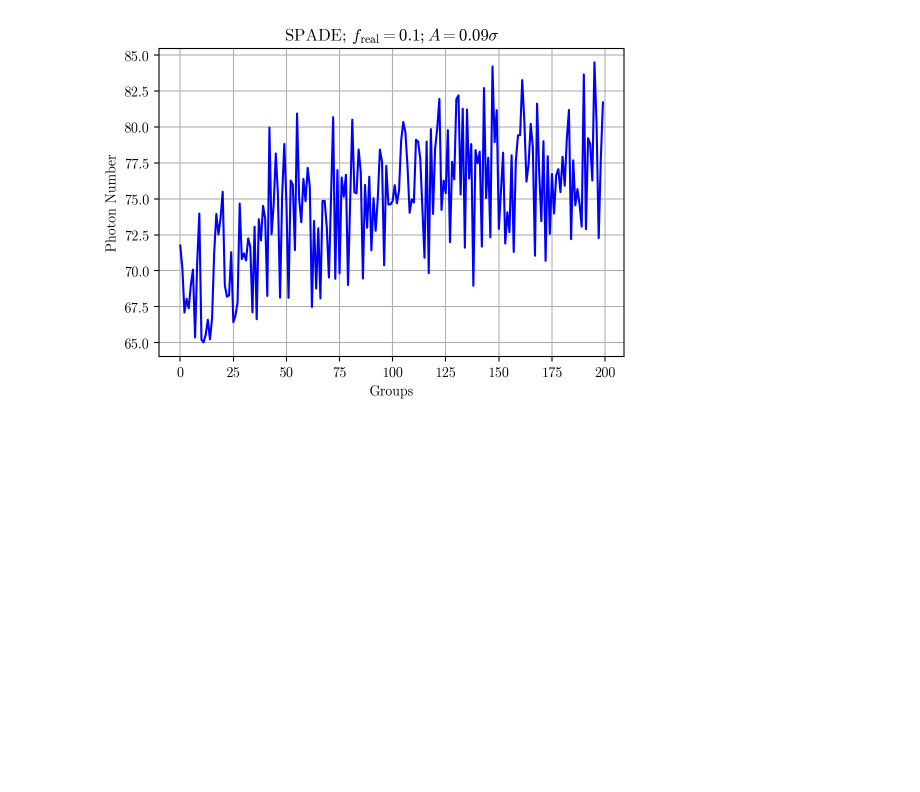
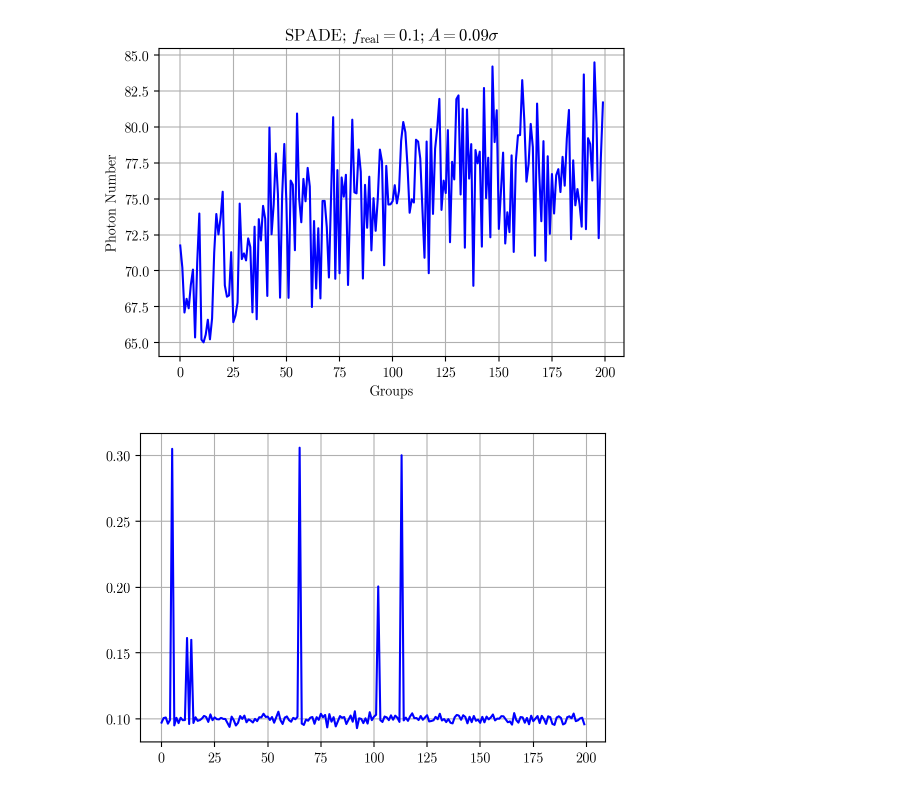
Before and after one commit to huchaoning/freqest-draft, a Jupyter notebook: temp.ipynb, the cells around one changed output. Saved outputs shown, nothing was run; the diff lists cells and outputs as text; code cells hidden in the pictures; blank space fills up the shorter version.

```diff
--- a/temp.ipynb
+++ b/temp.ipynb
@@ -96,3 +96,9 @@ def f():
         c.savez(rf'__estimates__/20241106/di_{f}.npz')
 
 f()
+# %%
+c = LoadEstimates(rf'h:\__estimates__\20241104\spade_0.1.npz')
+# %%
+plot(c.frequency_estmates)
+# %% [output]
+[figure, added]
```
Also changed, not shown: parts of 1 cell of this notebook, 22 other files.
